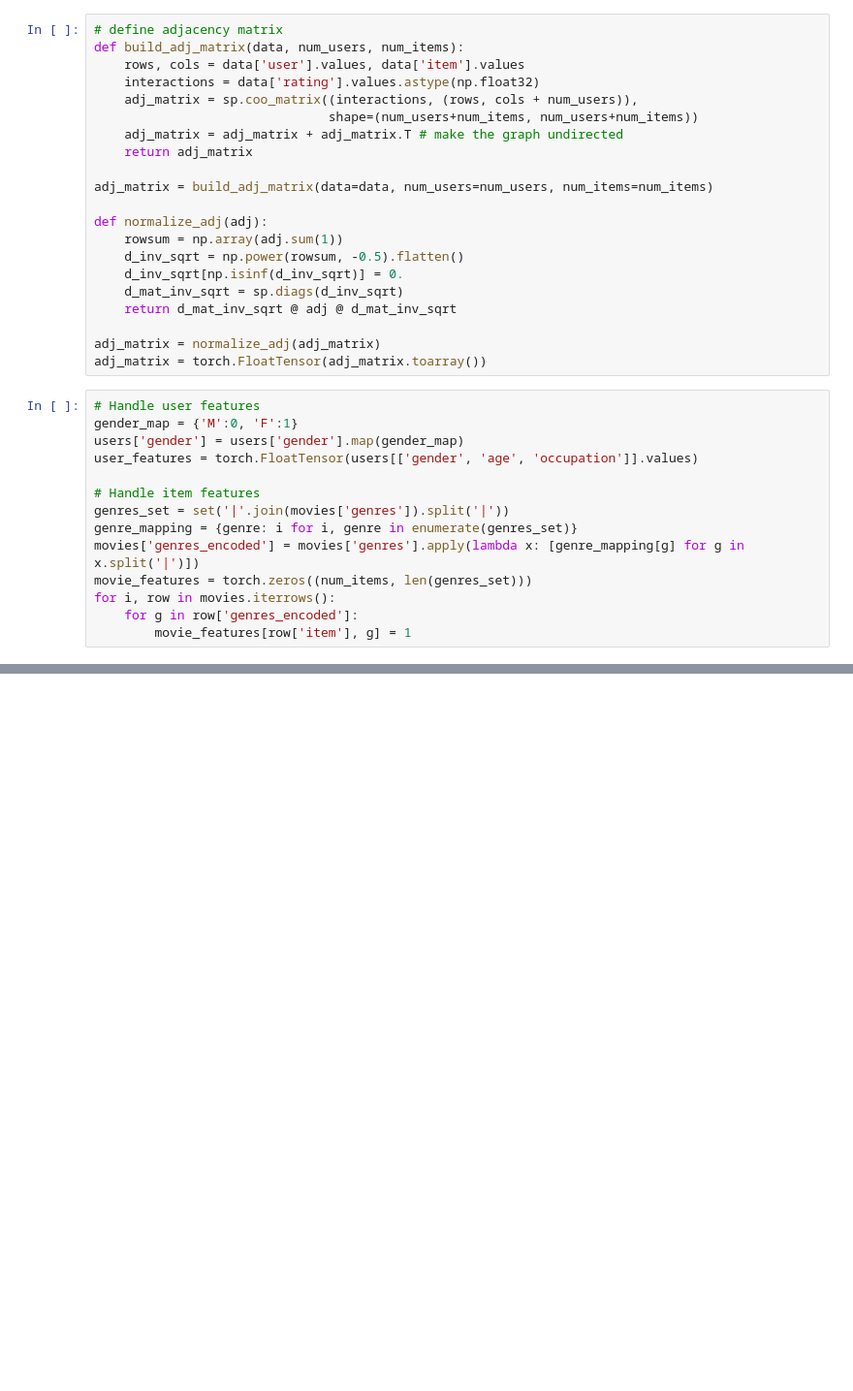
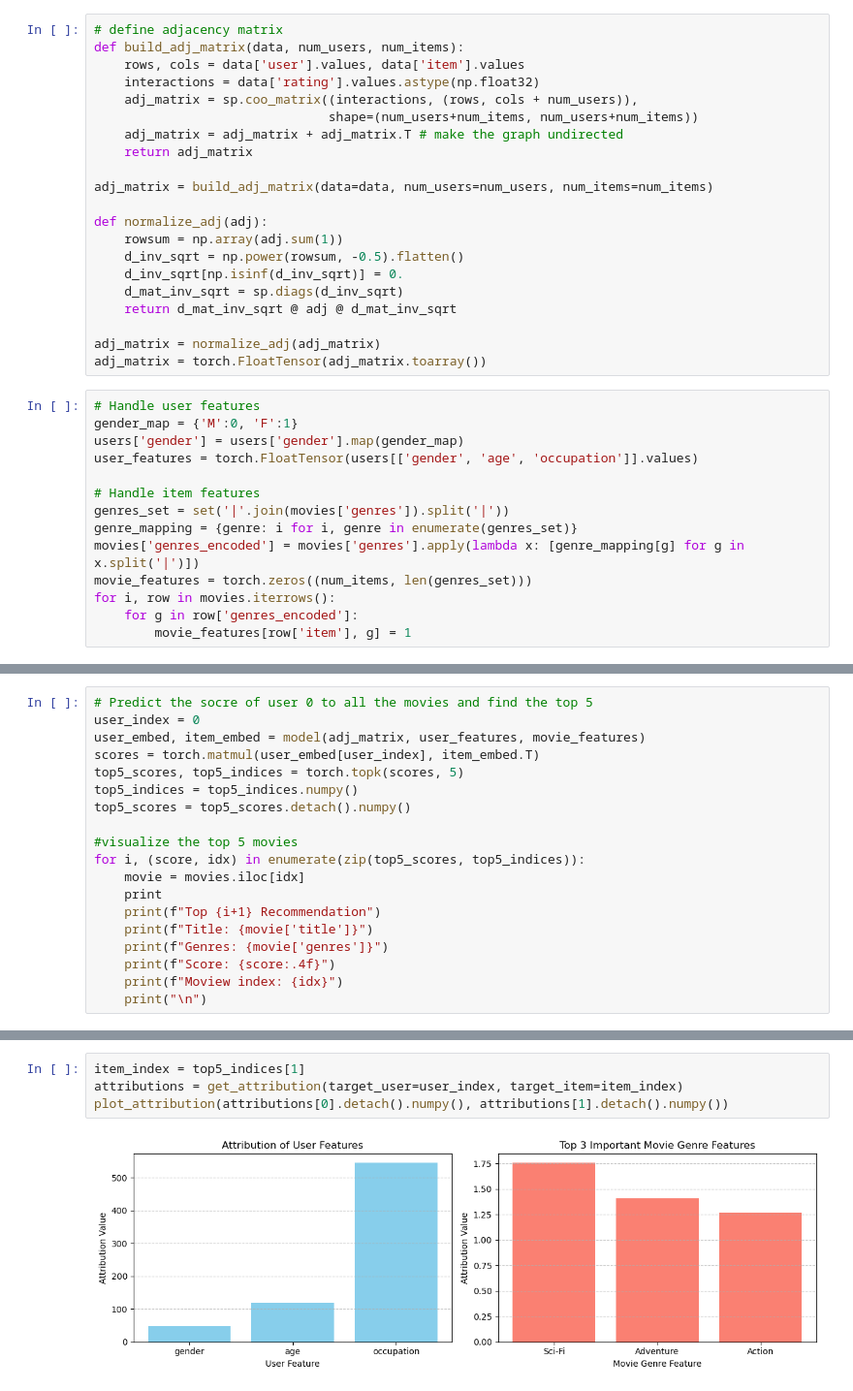
Before and after one commit to LangtianM/stat992_s25, a Jupyter notebook: hw1/ex1.ipynb, the cells around one changed output, grey strips where cells are left out. Shown: that part at 97% size. Saved outputs shown, nothing was run; the diff lists cells and outputs as text; blank space fills up the shorter version.

```diff
--- a/hw1/ex1.ipynb
+++ b/hw1/ex1.ipynb
@@ -246,0 +308,19 @@ users
+# %%
+# Predict the socre of user 0 to all the movies and find the top 5
+user_index = 0
+user_embed, item_embed = model(adj_matrix, user_features, movie_features)
+scores = torch.matmul(user_embed[user_index], item_embed.T)
+top5_scores, top5_indices = torch.topk(scores, 5)
+top5_indices = top5_indices.numpy()
+top5_scores = top5_scores.detach().numpy()
+
+#visualize the top 5 movies
+for i, (score, idx) in enumerate(zip(top5_scores, top5_indices)):
+    movie = movies.iloc[idx]
+    print
+    print(f"Top {i+1} Recommendation")
+    print(f"Title: {movie['title']}")
+    print(f"Genres: {movie['genres']}")
+    print(f"Score: {score:.4f}")
+    print(f"Moview index: {idx}")
+    print("\n")
@@ -246,0 +345,6 @@ users
+# %%
+item_index = top5_indices[1]
+attributions = get_attribution(target_user=user_index, target_item=item_index)
+plot_attribution(attributions[0].detach().numpy(), attributions[1].detach().numpy())
+# %% [output]
+[figure, added]
```
Also changed, not shown: parts of 12 cells of this notebook, 3 other files.
